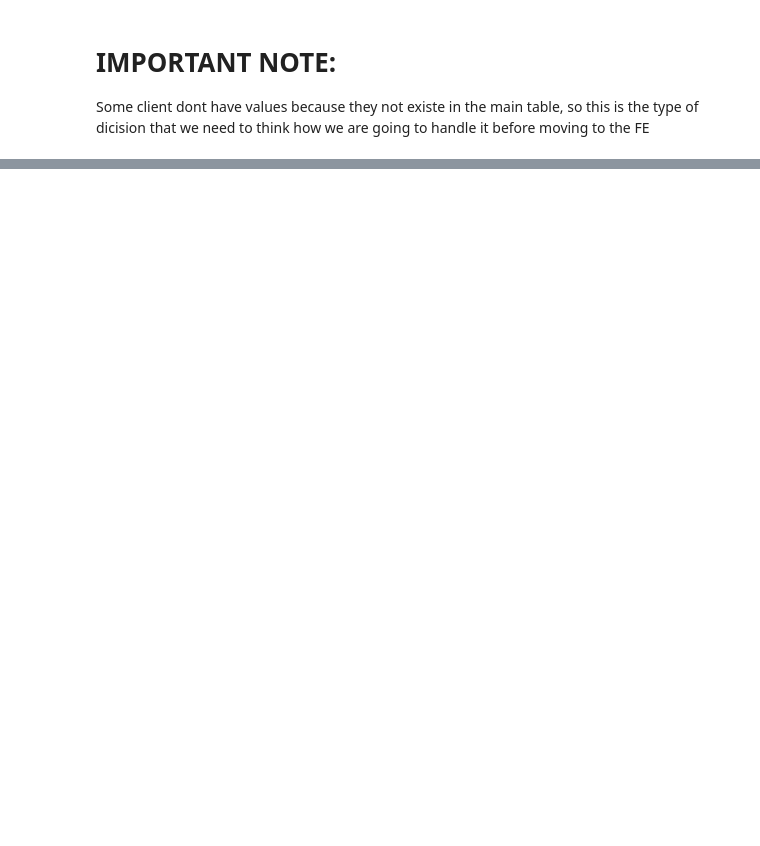
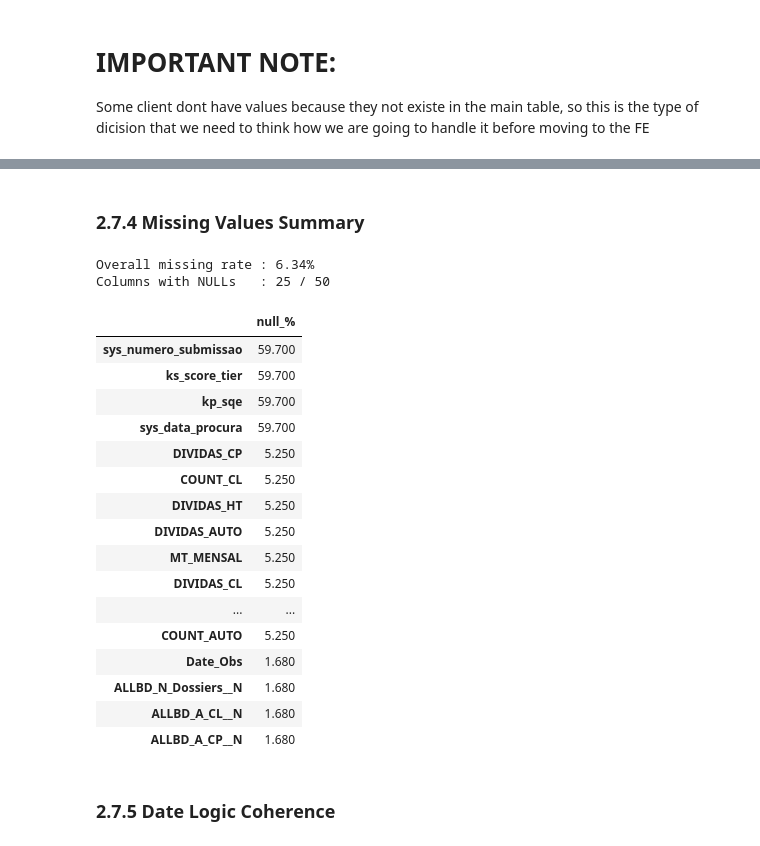
Before and after one commit to RuiSousaFerreiraIMS/Business_Case_BNP, a Jupyter notebook: notebooks/2.Data_Preparation.ipynb, the cells around one changed output, grey strips where cells are left out. Saved outputs shown, nothing was run; the diff lists cells and outputs as text; code cells hidden in the pictures; blank space fills up the shorter version.

```diff
--- a/notebooks/2.Data_Preparation.ipynb
+++ b/notebooks/2.Data_Preparation.ipynb
@@ -620,0 +592,40 @@ print(f"Shape: {abt_first_objective.shape}")
+# %% [markdown]
+### 2.7.4 Missing Values Summary
+# %%
+assert "RISK" in abt.columns, "RISK column missing from ABT!"
+assert abt["RISK"].isnull().sum() == 0, "RISK has nulls — the target must be complete!"
+assert (abt.isnull().mean() < 1.0).all(), "At least one column is 100% null! Check the pipeline!"
+
+null_pct = (abt.isnull().sum() / len(abt) * 100).round(2)
+null_summary = null_pct[null_pct > 0].sort_values(ascending=False)
+
+overall_null = abt.isnull().sum().sum() / abt.size * 100
+print(f"Overall missing rate : {overall_null:.2f}%")
+print(f"Columns with NULLs   : {len(null_summary)} / {abt.shape[1]}")
+
+if len(null_summary) > 0:
+    display(null_summary.to_frame("null_%").head(20))
+else:
+    print("None! ABT is fully complete.")
+# %% [output]
+Overall missing rate : 6.34%
+Columns with NULLs   : 25 / 50
+|  | null_% |
+| sys_numero_submissao | 59.700 |
+| ks_score_tier | 59.700 |
+| kp_sqe | 59.700 |
+| sys_data_procura | 59.700 |
+| DIVIDAS_CP | 5.250 |
+| COUNT_CL | 5.250 |
+| DIVIDAS_HT | 5.250 |
+| DIVIDAS_AUTO | 5.250 |
+| MT_MENSAL | 5.250 |
+| DIVIDAS_CL | 5.250 |
+| ... | ... |
+| COUNT_AUTO | 5.250 |
+| Date_Obs | 1.680 |
+| ALLBD_N_Dossiers__N | 1.680 |
+| ALLBD_A_CL__N | 1.680 |
+| ALLBD_A_CP__N | 1.680 |
+# %% [markdown]
+### 2.7.5 Date Logic Coherence
```
Also changed, not shown: parts of 46 cells of this notebook.
